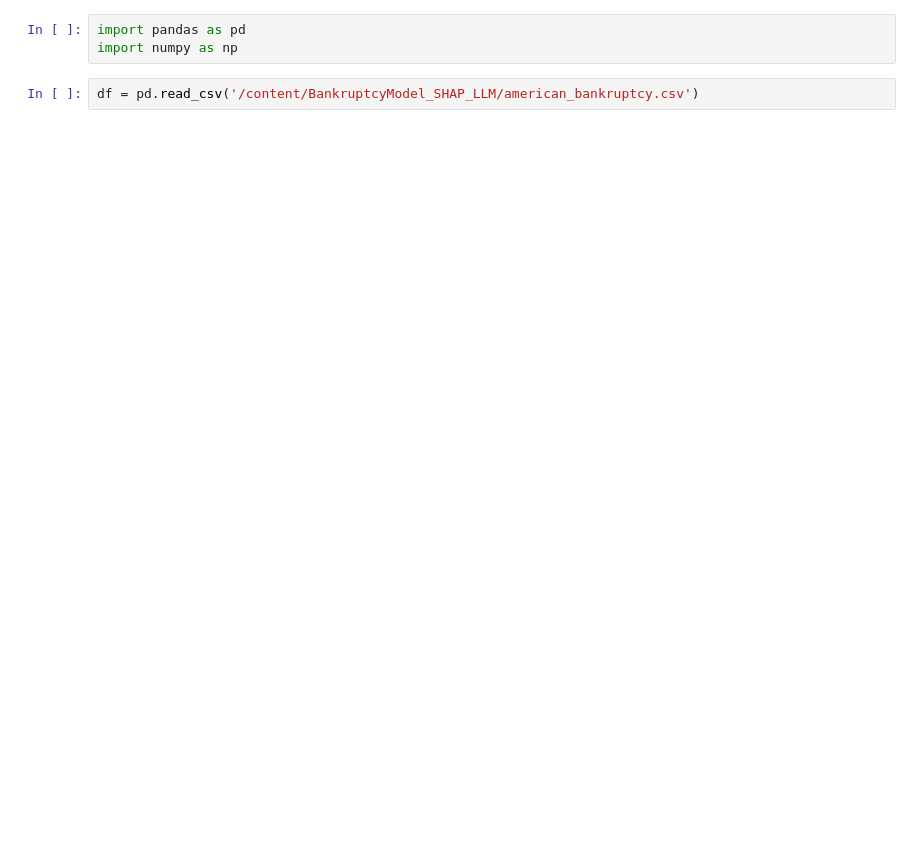
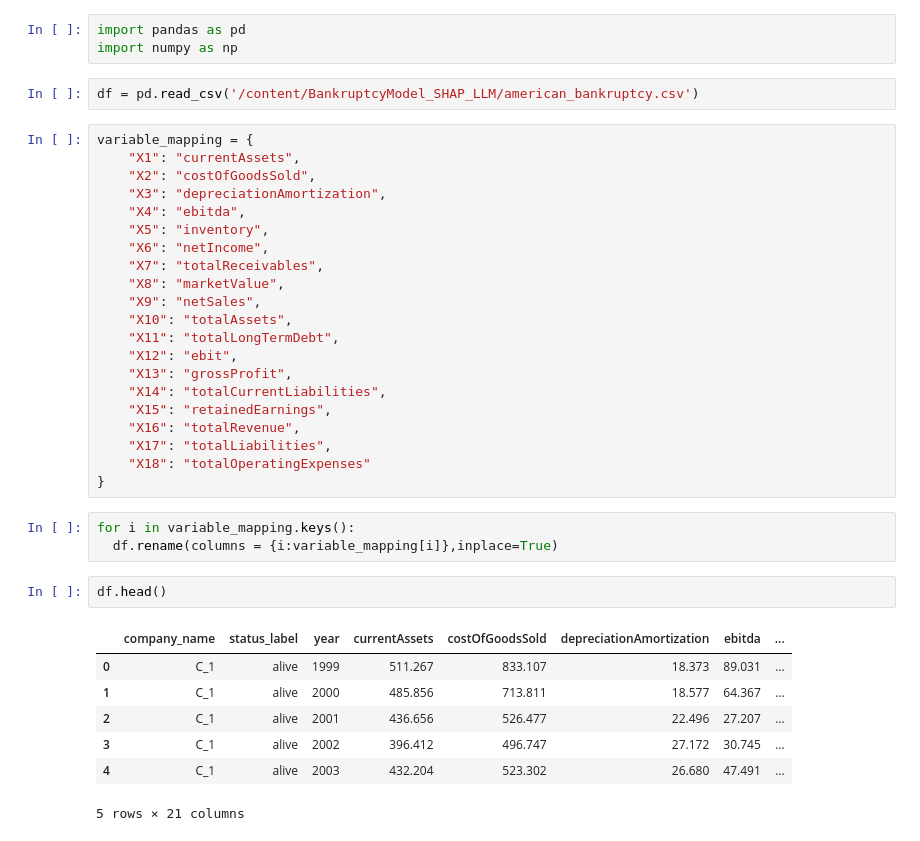
Before and after one commit to UdayaPrakashST/BankruptcyModel_SHAP_LLM, a Jupyter notebook: American_Bankruptcy_Prediction_1_Creating_the_modelling_dataset.ipynb, the cells around one changed output. Cells and saved outputs as stored; diff of their text form; blank space fills up the shorter version.

```diff
--- a/American_Bankruptcy_Prediction_1_Creating_the_modelling_dataset.ipynb
+++ b/American_Bankruptcy_Prediction_1_Creating_the_modelling_dataset.ipynb
@@ -14,3 +15,37 @@ import pandas as pd
 import numpy as np
 # %%
 df = pd.read_csv('/content/BankruptcyModel_SHAP_LLM/american_bankruptcy.csv')
+# %%
+variable_mapping = {
+    "X1": "currentAssets",
+    "X2": "costOfGoodsSold",
+    "X3": "depreciationAmortization",
+    "X4": "ebitda",
+    "X5": "inventory",
+    "X6": "netIncome",
+    "X7": "totalReceivables",
+    "X8": "marketValue",
+    "X9": "netSales",
+    "X10": "totalAssets",
+    "X11": "totalLongTermDebt",
+    "X12": "ebit",
+    "X13": "grossProfit",
+    "X14": "totalCurrentLiabilities",
+    "X15": "retainedEarnings",
+    "X16": "totalRevenue",
+    "X17": "totalLiabilities",
+    "X18": "totalOperatingExpenses"
+}
+# %%
+for i in variable_mapping.keys():
+  df.rename(columns = {i:variable_mapping[i]},inplace=True)
+# %%
+df.head()
+# %% [output]
+|  | company_name | status_label | year | currentAssets | costOfGoodsSold | depreciationAmortization | ebitda | ... |
+| 0 | C_1 | alive | 1999 | 511.267 | 833.107 | 18.373 | 89.031 | ... |
+| 1 | C_1 | alive | 2000 | 485.856 | 713.811 | 18.577 | 64.367 | ... |
+| 2 | C_1 | alive | 2001 | 436.656 | 526.477 | 22.496 | 27.207 | ... |
+| 3 | C_1 | alive | 2002 | 396.412 | 496.747 | 27.172 | 30.745 | ... |
+| 4 | C_1 | alive | 2003 | 432.204 | 523.302 | 26.680 | 47.491 | ... |
+5 rows × 21 columns
```
Also changed, not shown: parts of 11 cells of this notebook.
